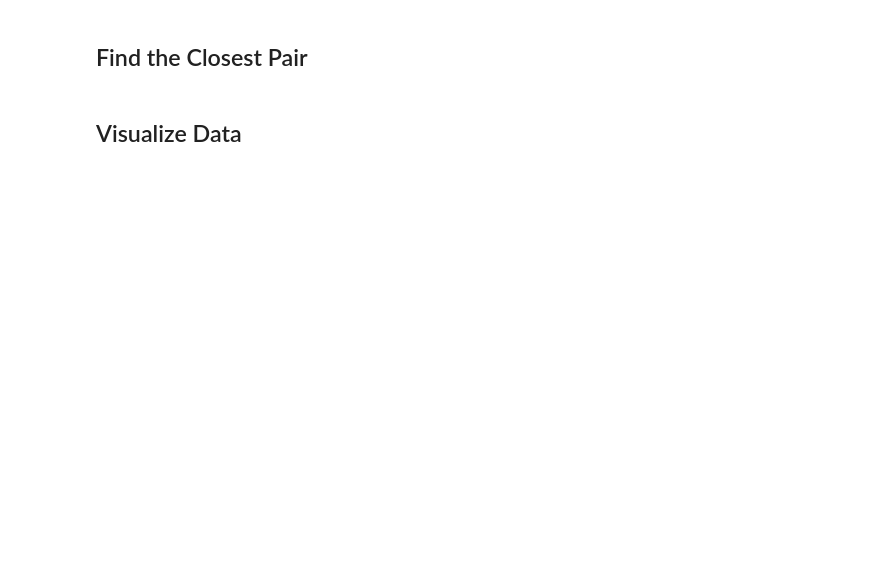
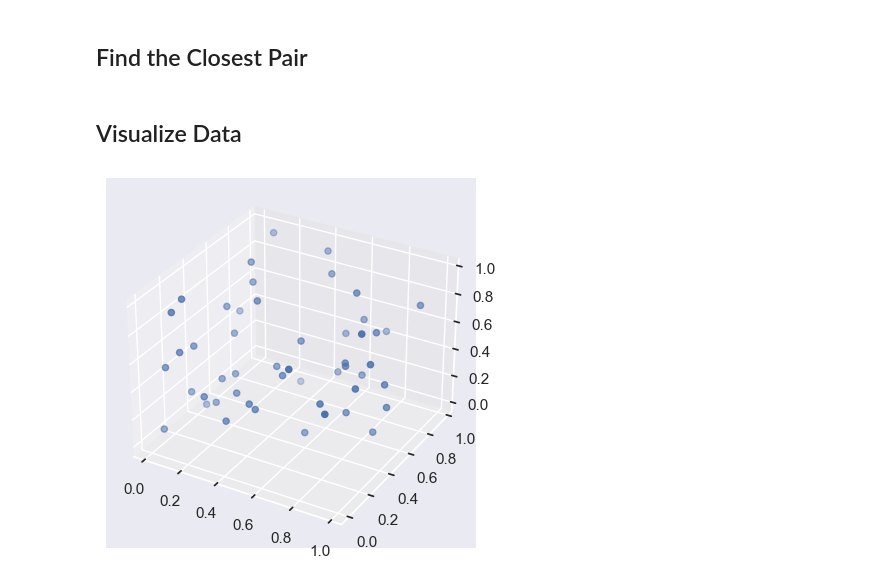
Before and after one commit to AlifioDitya/DNC-Closest-Pair-of-Points, a Jupyter notebook: src/main.ipynb, the cells around one changed output. Drawn from its saved outputs; the diff is of its cells as text; code cells hidden in the pictures; blank space fills up the shorter version.

Commit message:
Fix euclidian distance and test Point class

```diff
--- a/src/main.ipynb
+++ b/src/main.ipynb
@@ -11,10 +11,11 @@ from module import divideconquer as dnc
 # %% [markdown]
 ## Generate Data
 # %%
-# Generate Random 3D Data
-n = 10
+# Generate random 3D data
+n = 50
 x = np.random.rand(n)
 y = np.random.rand(n)
 z = np.random.rand(n)
 
-# Create a List of Point objects
+# Pack the data into Point objects
+points = [Point(xi, yi, zi) for xi, yi, zi in zip(x, y, z)]
@@ -24,3 +23,13 @@ z = np.random.rand(n)
 ## Find the Closest Pair
 # %% [markdown]
 ## Visualize Data
+# %%
+# Create a 3D scatter plot
+fig = plt.figure()
+ax = fig.add_subplot(111, projection='3d')
+ax.scatter(x, y, z)
+
+# Show the plot
+plt.show()
+# %% [output]
+[figure, added]
```
Also changed, not shown: parts of 3 cells of this notebook, 1 other file.
